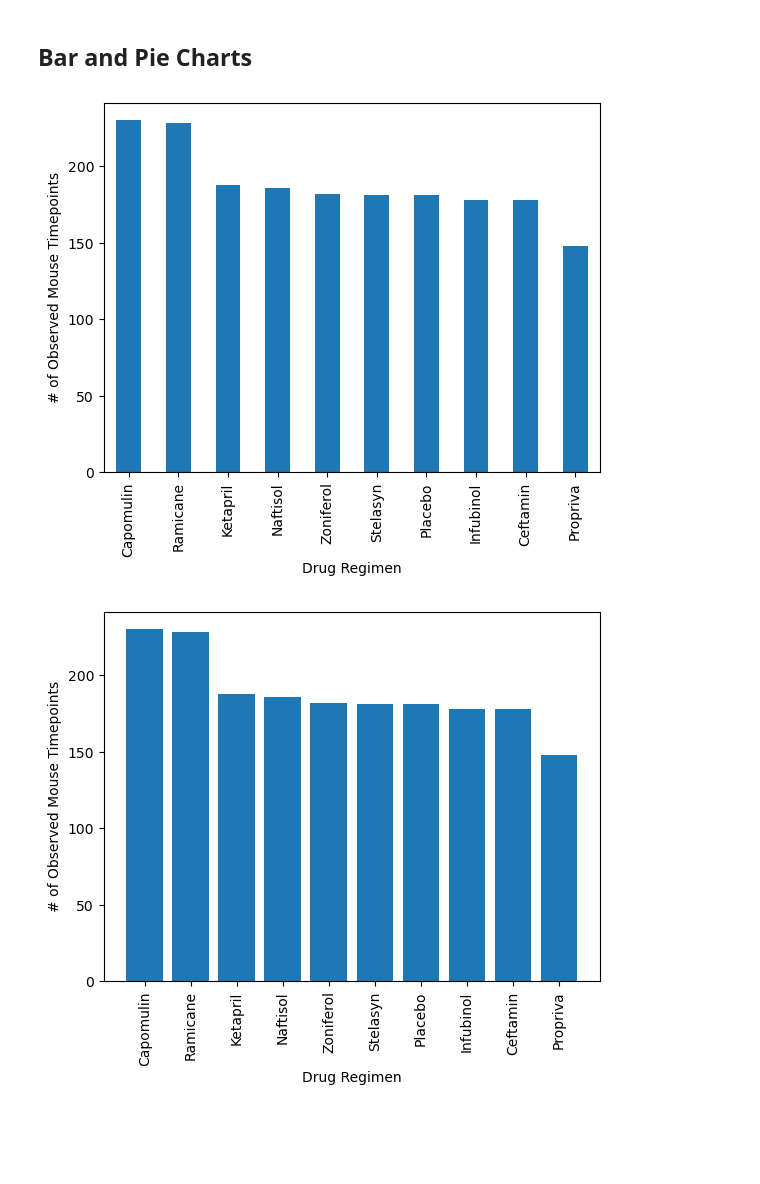
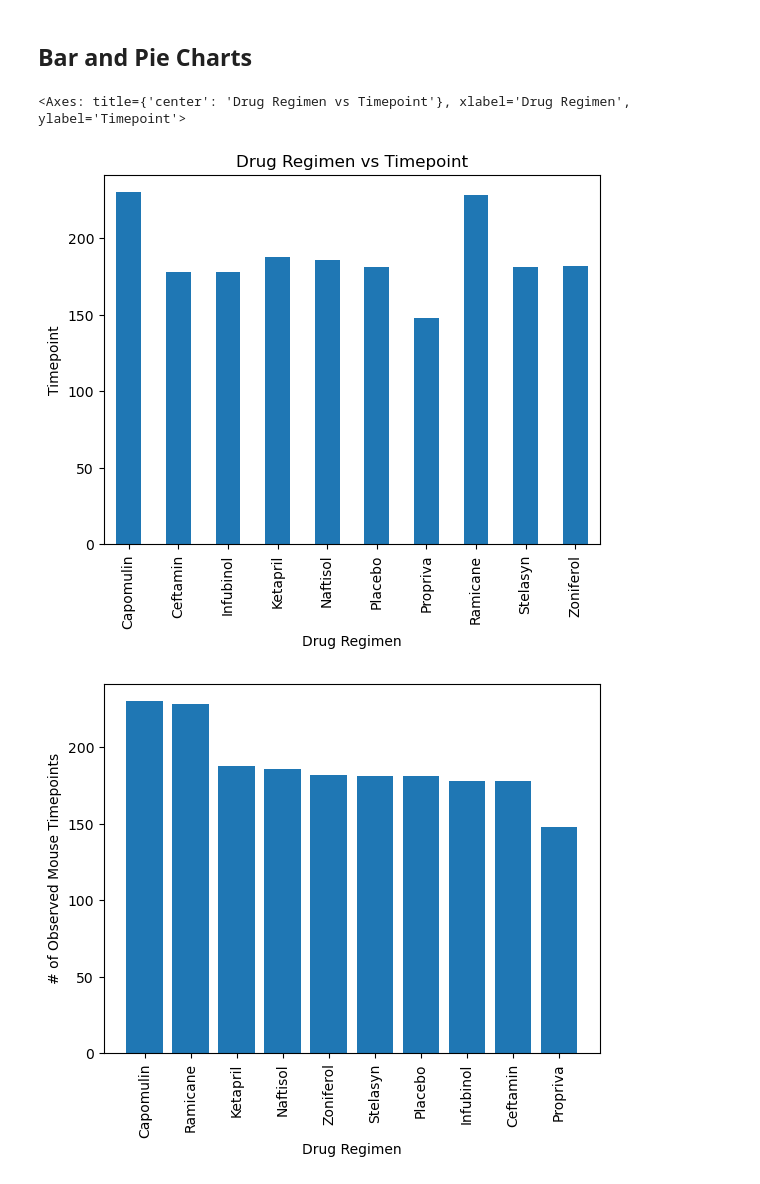
Before and after one commit to schr0841/Pymaceuticals, a Jupyter notebook: pymaceuticals.ipynb, the cells around one changed output. Cells and saved outputs as stored; diff of their text form; code cells hidden in the pictures; blank space fills up the shorter version.

```diff
--- a/pymaceuticals.ipynb
+++ b/pymaceuticals.ipynb
@@ -170,8 +170,11 @@ df2
 ## Bar and Pie Charts
 # %%
 # Generate a bar plot showing the total number of rows (Mouse ID/Timepoints) for each drug regimen using Pandas.
+df3=clean_df.groupby("Drug Regimen")['Timepoint'].count()
+df3.plot(x="Drug Regimen", y='Timepoint', kind='bar', xlabel="Drug Regimen", ylabel='Timepoint', title='Drug Regimen vs Timepoint')
 # %% [output]
+<Axes: title={'center': 'Drug Regimen vs Timepoint'}, xlabel='Drug Regimen', ylabel='Timepoint'>
-[figure, old version]
+[figure, new version]
 # %%
 # Generate a bar plot showing the total number of rows (Mouse ID/Timepoints) for each drug regimen using pyplot.
 # %% [output]
```
